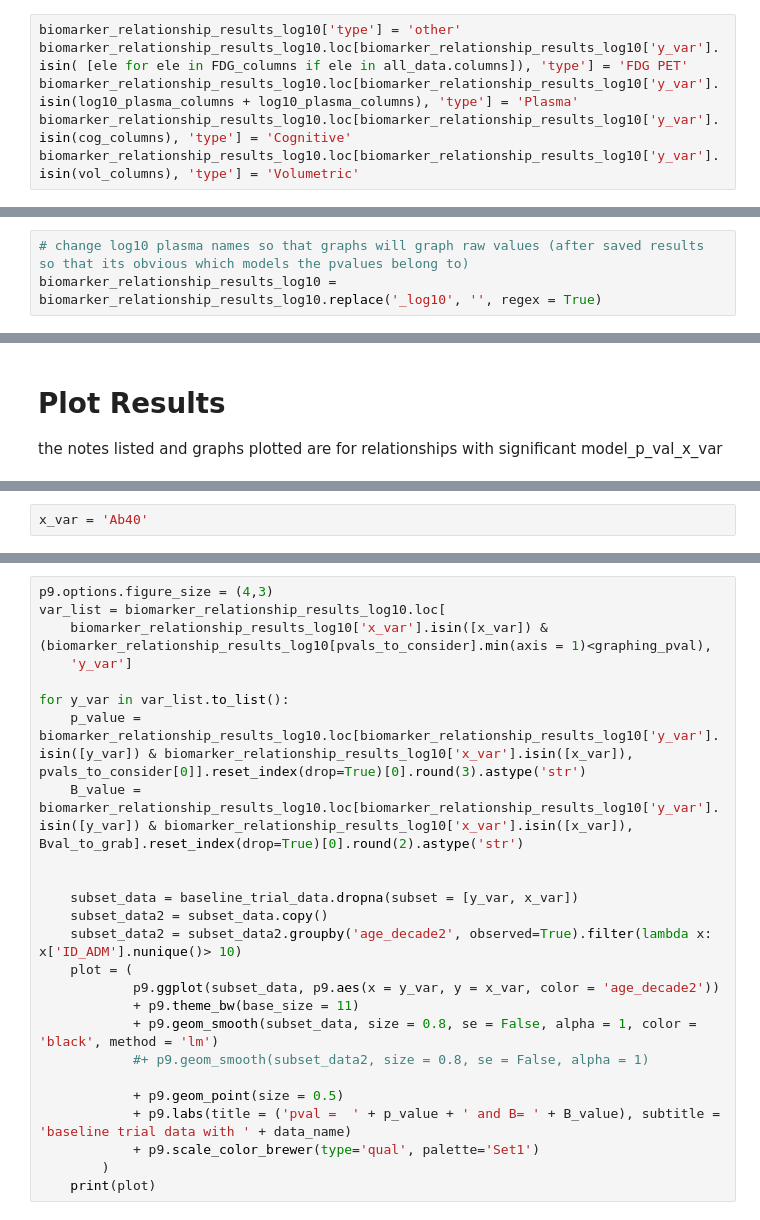
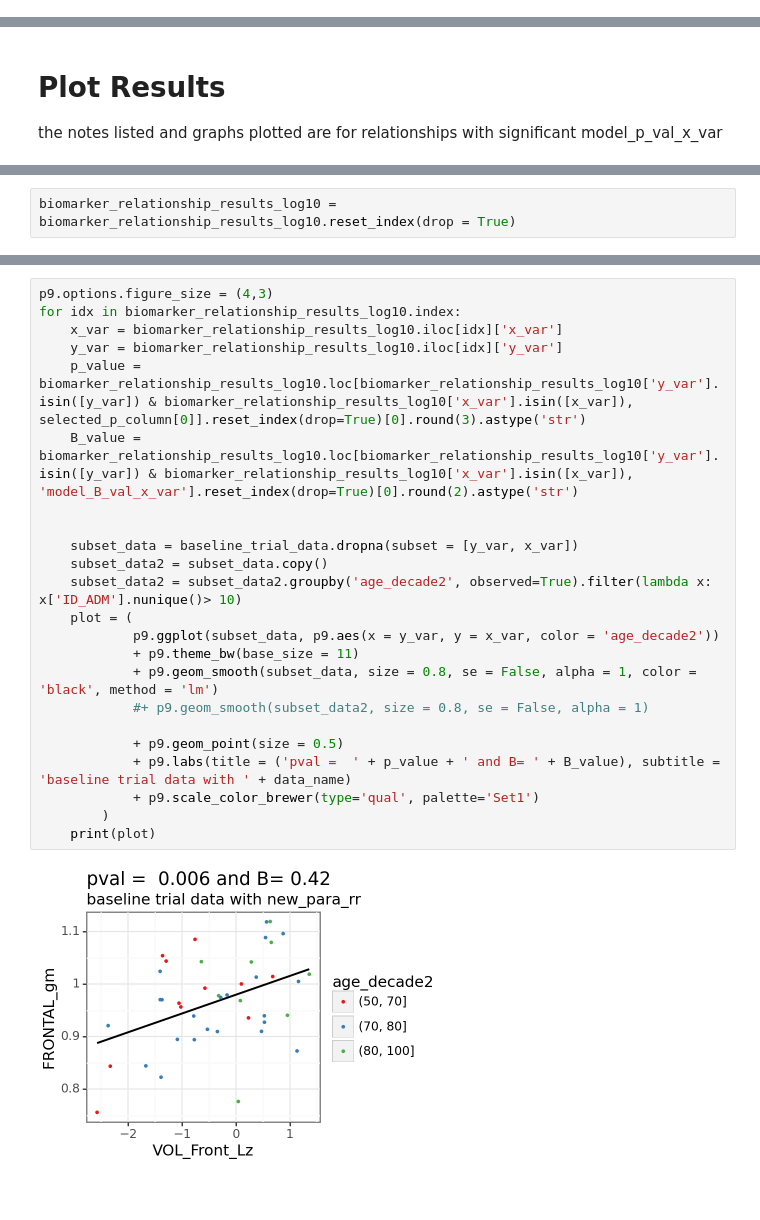
Before and after one commit to lnkoenig/ptau-217-and-FDG-PET-AD---official-copy, a Jupyter notebook: 04c_FDG_vs_vol.ipynb, the cells around one changed output, grey strips where cells are left out. Cells and saved outputs as stored; diff of their text form.

Commit message:
updating to focus on comparing FDG regions to their volumetric equivalent region, not all to all

```diff
--- a/04c_FDG_vs_vol.ipynb
+++ b/04c_FDG_vs_vol.ipynb
@@ -280,9 +226,3 @@ mc = 'fdr_bh' #options are bonferroni, sidak, holm-sidak, holm, simes-hochberg,
 # apply multiple comparisons correction separately for each plasma biomarker
 #for var in biomarker_relationship_results_log10['y_var'].drop_duplicates().to_list():
 #    biomarker_relationship_results_log10.loc[biomarker_relationship_results_log10['y_var'].isin([y_var]), selected_p_column] = biomarker_relationship_results_log10.loc[biomarker_relationship_results_log10['y_var'].isin([y_var]), selected_p_column].apply(lambda x: sm.stats.multitest.multipletests(x.replace({np.nan:1}), method=mc)[1])
-# %%
-biomarker_relationship_results_log10['type'] = 'other'
-biomarker_relationship_results_log10.loc[biomarker_relationship_results_log10['y_var'].isin( [ele for ele in FDG_columns if ele in all_data.columns]), 'type'] = 'FDG PET'
-biomarker_relationship_results_log10.loc[biomarker_relationship_results_log10['y_var'].isin(log10_plasma_columns + log10_plasma_columns), 'type'] = 'Plasma'
-biomarker_relationship_results_log10.loc[biomarker_relationship_results_log10['y_var'].isin(cog_columns), 'type'] = 'Cognitive'
-biomarker_relationship_results_log10.loc[biomarker_relationship_results_log10['y_var'].isin(vol_columns), 'type'] = 'Volumetric'
@@ -479,3 +246,0 @@ temp_df
-# %%
-# change log10 plasma names so that graphs will graph raw values (after saved results so that its obvious which models the pvalues belong to)
-biomarker_relationship_results_log10 = biomarker_relationship_results_log10.replace('_log10', '', regex = True)
@@ -498,2 +250,2 @@ Bval_to_grab = 'model_B_val_x_var'
-# %%
-x_var = 'Ab40'
+# %%
+biomarker_relationship_results_log10 = biomarker_relationship_results_log10.reset_index(drop = True)
@@ -500,25 +268,25 @@ x_var = 'Ab40'
 # %%
 p9.options.figure_size = (4,3)
-var_list = biomarker_relationship_results_log10.loc[
-    biomarker_relationship_results_log10['x_var'].isin([x_var]) & (biomarker_relationship_results_log10[pvals_to_consider].min(axis = 1)<graphing_pval),
-    'y_var']
-
-for y_var in var_list.to_list():
-    p_value = biomarker_relationship_results_log10.loc[biomarker_relationship_results_log10['y_var'].isin([y_var]) & biomarker_relationship_results_log10['x_var'].isin([x_var]), pvals_to_consider[0]].reset_index(drop=True)[0].round(3).astype('str')
-    B_value = biomarker_relationship_results_log10.loc[biomarker_relationship_results_log10['y_var'].isin([y_var]) & biomarker_relationship_results_log10['x_var'].isin([x_var]), Bval_to_grab].reset_index(drop=True)[0].round(2).astype('str')
+for idx in biomarker_relationship_results_log10.index:
+    x_var = biomarker_relationship_results_log10.iloc[idx]['x_var']
+    y_var = biomarker_relationship_results_log10.iloc[idx]['y_var']
+    p_value = biomarker_relationship_results_log10.loc[biomarker_relationship_results_log10['y_var'].isin([y_var]) & biomarker_relationship_results_log10['x_var'].isin([x_var]), selected_p_column[0]].reset_index(drop=True)[0].round(3).astype('str')
+    B_value = biomarker_relationship_results_log10.loc[biomarker_relationship_results_log10['y_var'].isin([y_var]) & biomarker_relationship_results_log10['x_var'].isin([x_var]), 'model_B_val_x_var'].reset_index(drop=True)[0].round(2).astype('str')
 
 
     subset_data = baseline_trial_data.dropna(subset = [y_var, x_var])
     subset_data2 = subset_data.copy()
     subset_data2 = subset_data2.groupby('age_decade2', observed=True).filter(lambda x: x['ID_ADM'].nunique()> 10)
     plot = (
             p9.ggplot(subset_data, p9.aes(x = y_var, y = x_var, color = 'age_decade2'))
             + p9.theme_bw(base_size = 11)
             + p9.geom_smooth(subset_data, size = 0.8, se = False, alpha = 1, color = 'black', method = 'lm')
             #+ p9.geom_smooth(subset_data2, size = 0.8, se = False, alpha = 1)
 
             + p9.geom_point(size = 0.5)
             + p9.labs(title = ('pval =  ' + p_value + ' and B= ' + B_value), subtitle = 'baseline trial data with ' + data_name)
             + p9.scale_color_brewer(type='qual', palette='Set1')
         )
     print(plot)
+# %% [output]
+[figure, added]
```
Also changed, not shown: parts of 82 cells of this notebook.
